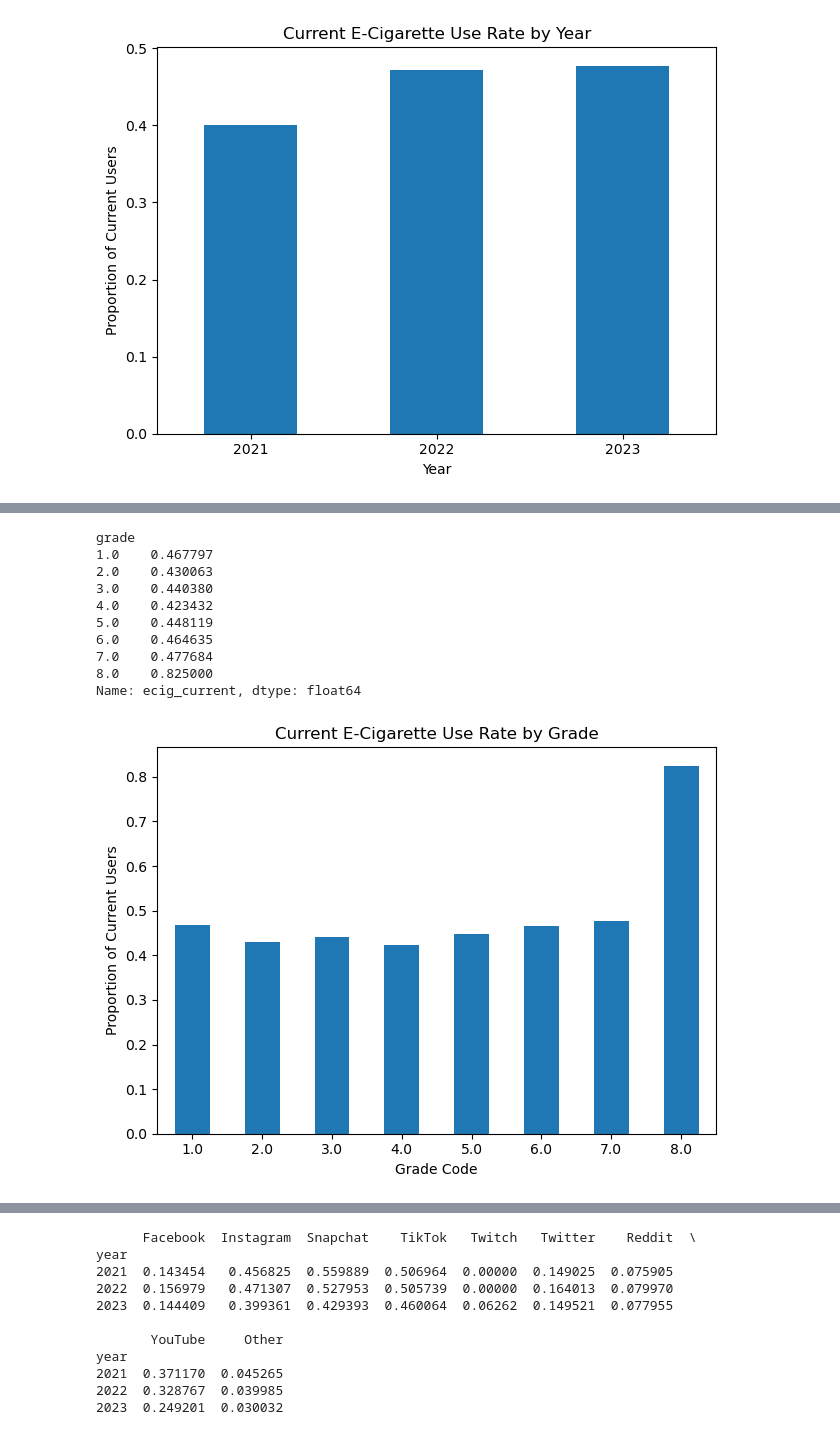
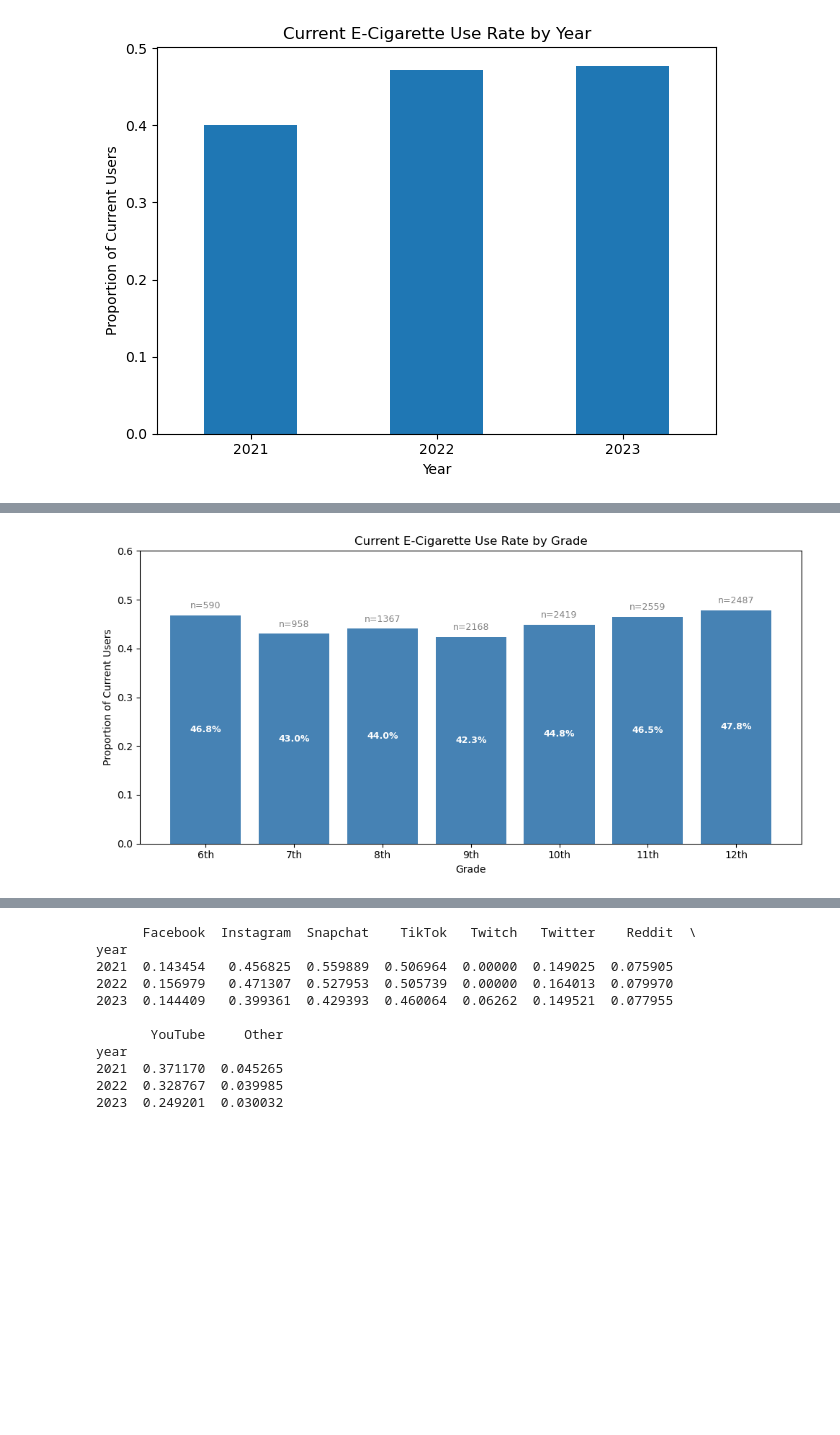
Before and after one commit to bberlinger13/ds4420-youth-vaping-analysis-project, a Jupyter notebook: python/EDA.ipynb, the cells around one changed output, grey strips where cells are left out. Cells and saved outputs as stored; diff of their text form; code cells hidden in the pictures; blank space fills up the shorter version.

```diff
--- a/python/EDA.ipynb
+++ b/python/EDA.ipynb
@@ -90,25 +70,32 @@ ecig_current
 # %%
-# vaping rate by grade
-vaping_by_grade = df.groupby("grade")["ecig_current"].mean()
-print(vaping_by_grade)
+grade_counts = df.groupby("grade")["ecig_current"].agg(["mean", "count"]).reset_index()
+grade_counts.columns = ["grade_code", "vaping_rate", "n"]
 
-vaping_by_grade.plot(kind="bar")
+grade_counts = grade_counts[grade_counts["grade_code"] != 8.0] # remove ungraded to avoid distorting the data
 
-plt.title("Current E-Cigarette Use Rate by Grade")
-plt.xlabel("Grade Code")
-plt.ylabel("Proportion of Current Users")
-plt.xticks(rotation=0)
+grade_map = {1.0: "6th", 2.0: "7th", 3.0: "8th", 4.0: "9th",
+             5.0: "10th", 6.0: "11th", 7.0: "12th"}
+
+grade_counts["grade_label"] = grade_counts["grade_code"].map(grade_map)
+
+fig, ax = plt.subplots(figsize=(10, 5))
+bars = ax.bar(grade_counts["grade_label"], grade_counts["vaping_rate"], color="steelblue")
+
+for bar, n, rate in zip(bars, grade_counts["n"], grade_counts["vaping_rate"]):
+    # sample size above bar
+    ax.text(bar.get_x() + bar.get_width() / 2,
+            bar.get_height() + 0.01,
+            f"n={n}", ha="center", va="bottom", fontsize=9, color="gray")
+    # percentage inside bar
+    ax.text(bar.get_x() + bar.get_width() / 2,
+            bar.get_height() / 2,
+            f"{rate:.1%}", ha="center", va="center", fontsize=9, color="white", fontweight="bold")
+
+ax.set_title("Current E-Cigarette Use Rate by Grade")
+ax.set_xlabel("Grade")
+ax.set_ylabel("Proportion of Current Users")
+ax.set_ylim(0, 0.6)
 plt.tight_layout()
 plt.show()
 # %% [output]
-grade
-1.0    0.467797
-2.0    0.430063
-3.0    0.440380
-4.0    0.423432
-5.0    0.448119
-6.0    0.464635
-7.0    0.477684
-8.0    0.825000
-Name: ecig_current, dtype: float64
-[figure, old version]
+[figure, new version]
```
Also changed, not shown: parts of 7 cells of this notebook.
